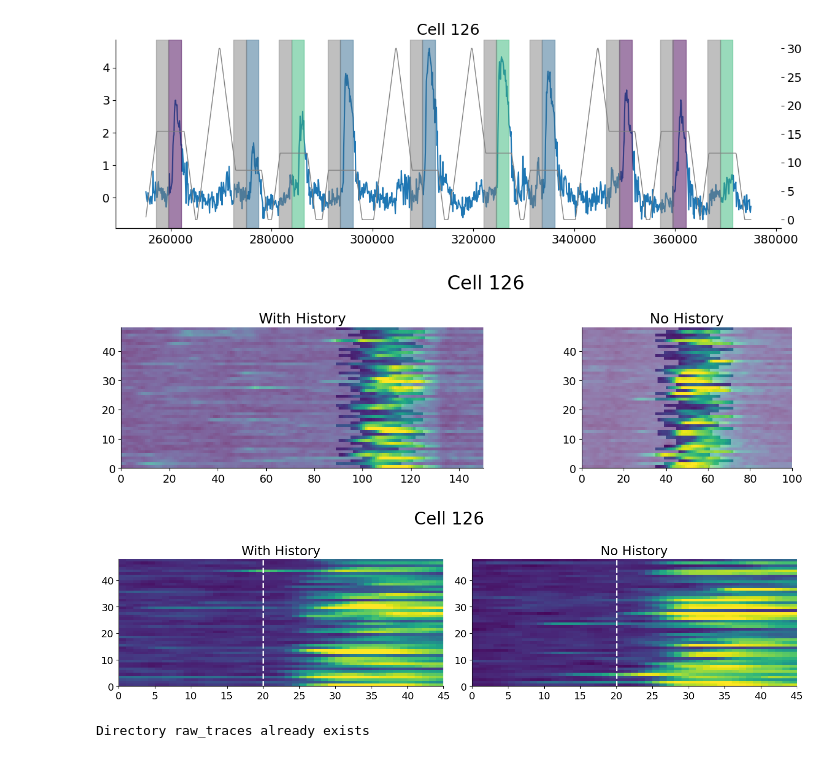
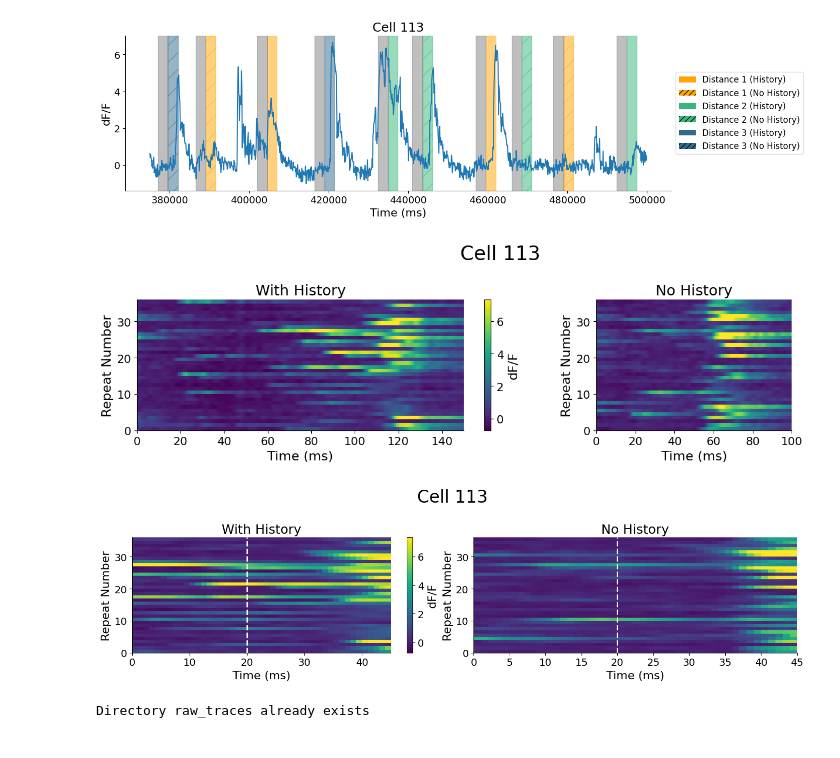
Before and after one commit to s-acosta/distance-project, a Jupyter notebook: linear-notebooks/analysis-linear-stimulus.ipynb, the cells around one changed output. Saved outputs shown, nothing was run; the diff lists cells and outputs as text; code cells hidden in the pictures.

```diff
--- a/linear-notebooks/analysis-linear-stimulus.ipynb
+++ b/linear-notebooks/analysis-linear-stimulus.ipynb
@@ -63,9 +59,12 @@ monocular_sequence = []
 
 field_names = import_vars_from_matlab(container, 'stim', locals())
 
+if len(monocular_sequence) == 0:
+    monocular_sequence = np.ones_like(trial_sequence)
+
 print(frames_time[-1])
 
-time = np.linspace(0, 1200*1000, len(stepper_pos))
+time = np.linspace(0, 900*1000, len(stepper_pos))
 stepper_pos_interp = np.interp(D.frames_time, time, stepper_pos)
 on_time_interp = np.round(np.interp(D.frames_time, time, mini_servo_active)).astype(bool)
 identity_interp = np.round(np.interp(D.frames_time, time, servo_id)).astype(int)
@@ -74,6 +73,6 @@ identity_interp = np.round(np.interp(D.frames_time, time, servo_id)).astype(int)
 # %%
 plt.figure(figsize=(14, 4))
-cell = np.where(D.suite2p_id == 126)[0][0]
+cell = np.where(D.suite2p_id == 113)[0][0]
 plt.plot(D.dFF[cell][:2000].T)
 plt.show()
 # %% [output]
@@ -191,0 +259,2 @@ def get_all_traces(cell, whole_repeat=None, distance=None, monocular=None, histo
+# %%
+fig = plot_stimulus_response(n_repeats=[0,10])
@@ -223,15 +294,32 @@ def plot_cell_stimulus_response(cell, fig_path=None, n_repeats=10):
     repeats_frames = (frames_time > repeat_start) & (frames_time < repeat_end)
 
     ax = plt.gca()
-    ax1 = ax.twinx()
     ax.plot(frames_time[repeats_frames], D.dFF[cell, repeats_frames].T)
-    ax1.plot(frames_time[repeats_frames], stepper_pos_interp[repeats_frames]/30, lw=1, color='gray')
 
     for rep in repeats:
         trial_start, trial_end = get_on_times(rep)
-        plt.axvspan(trial_start, trial_end, color=colors[trial_sequence[rep]], alpha=0.5)
+        if history_sequence[rep] == 1:
+            plt.axvspan(trial_start, trial_end, color=colors[trial_sequence[rep]-1], alpha=0.5, label='History ' + str(trial_sequence[rep]))
+        else:
+            plt.axvspan(trial_start, trial_end, color=colors[trial_sequence[rep]-1], alpha=0.5, hatch='/', label='No History ' + str(trial_sequence[rep]))
         plt.axvspan(trial_start-2500, trial_end-2500, color='gray', alpha=0.5)
         plt.title('Cell ' + str(D.suite2p_id[cell]) )
+
+
+    # make a legend for the colors and history/no history
+    legend_elements = []
+    for i in [1,2,3]:
+        # No history patch
+        patch = plt.Rectangle((0,0), 1, 1, fc=colors[i-1], label=f'Distance {i} (History)')
+        legend_elements.append(patch)
+        # History patch with hatch
+        patch = plt.Rectangle((0,0), 1, 1, fc=colors[i-1], hatch='///', label=f'Distance {i} (No History)')
+        legend_elements.append(patch)
+    # Only create one legend and keep it
+    ax.legend(handles=legend_elements, loc='center left', bbox_to_anchor=(1, 0.5))
+
+    ax.set_xlabel('Time (ms)')
+    ax.set_ylabel('dF/F')
 
     if fig_path is not None:
         plt.savefig(fig_path + '/cell_' + str(D.suite2p_id[cell]) + '.png')
@@ -290,7 +329,7 @@ def plot_cell_stimulus_response(cell, fig_path=None, n_repeats=10):
 # %%
-fig = plot_cell_stimulus_response(cell=np.where(D.suite2p_id == 126)[0][0], n_repeats=[20,30])
+fig = plot_cell_stimulus_response(cell=np.where(D.suite2p_id == 113)[0][0], n_repeats=[30,40])
 # %% [output]
-[figure, old version]
+[figure, new version]
 # %%
 def plot_cell_traces_comparison(cell, whole_repeat='servo'):
     """
@@ -341,6 +380,7 @@ def plot_cell_traces_comparison(cell, whole_repeat='servo'):
         axs[1].axvline(x=20, color='white', linestyle='--', linewidth=2)
 
         axs[0].pcolormesh(all_traces_history, cmap='viridis', alpha=1, shading='auto', vmin=vmin, vmax=vmax)
+
         axs[0].axvline(x=20, color='white', linestyle='--', linewidth=2)
 
     else:
@@ -353,21 +393,33 @@ def plot_cell_traces_comparison(cell, whole_repeat='servo'):
         aspect_ratio = all_traces_history.shape[1] / all_traces_no_history.shape[1]
 
         axs[1].set_box_aspect(1/aspect_ratio)
-        axs[1].pcolormesh(all_traces_no_history, cmap='viridis', alpha=0.6, shading='auto', vmin=vmin, vmax=vmax)
+        axs[1].pcolormesh(all_traces_no_history, cmap='viridis', alpha=1, shading='auto', vmin=vmin, vmax=vmax)
         axs[1].pcolormesh(masked_all_traces_no_history, cmap='viridis', alpha=1, shading='auto', vmin=vmin, vmax=vmax)
 
     axs[0].set_title('With History')
     axs[1].set_title('No History')
 
+    plt.subplots_adjust(wspace=-0.5)
+
+    # set labels
+    axs[0].set_xlabel('Time (ms)')
+    axs[0].set_ylabel('Repeat Number')
+    axs[1].set_xlabel('Time (ms)')
+    axs[1].set_ylabel('Repeat Number')
+
+    # add colorbar
+    cbar = plt.colorbar(axs[0].pcolormesh(all_traces_history, cmap='viridis', alpha=1, shading='auto', vmin=vmin, vmax=vmax))
+    cbar.set_label('dF/F')
+
     plt.tight_layout()
     return fig
 
 # Example usage
-fig = plot_cell_traces_comparison(cell, whole_repeat='movement')
-fig = plot_cell_traces_comparison(cell, whole_repeat='servo')
+fig = plot_cell_traces_comparison(np.where(D.suite2p_id == 113)[0][0], whole_repeat='movement')
+fig = plot_cell_traces_comparison(np.where(D.suite2p_id == 113)[0][0], whole_repeat='servo')
 # %% [output]
-[figure, old version]
+[figure, new version]
-[figure, old version]
+[figure, new version]
 # %%
 # make a directory of raw traces
 fig_path = create_new_result_dir(results_path, r'raw_traces')
```
Also changed, not shown: parts of 20 cells of this notebook, 3 other files.
